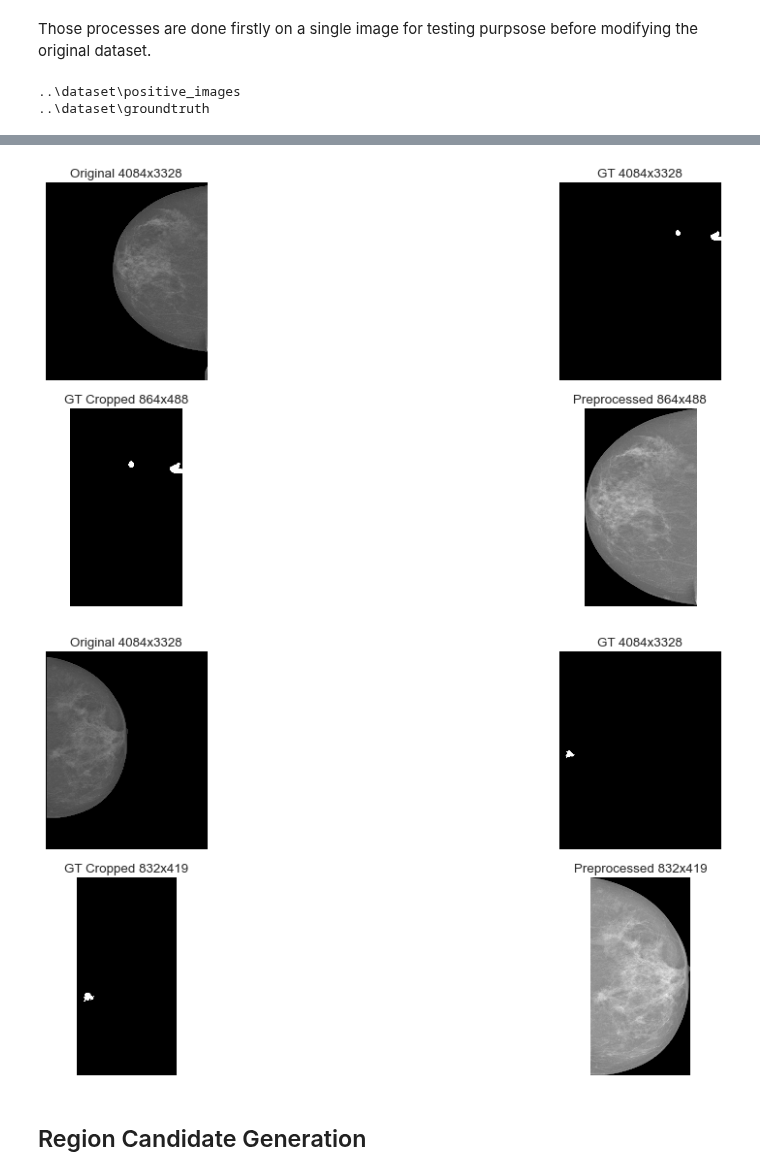
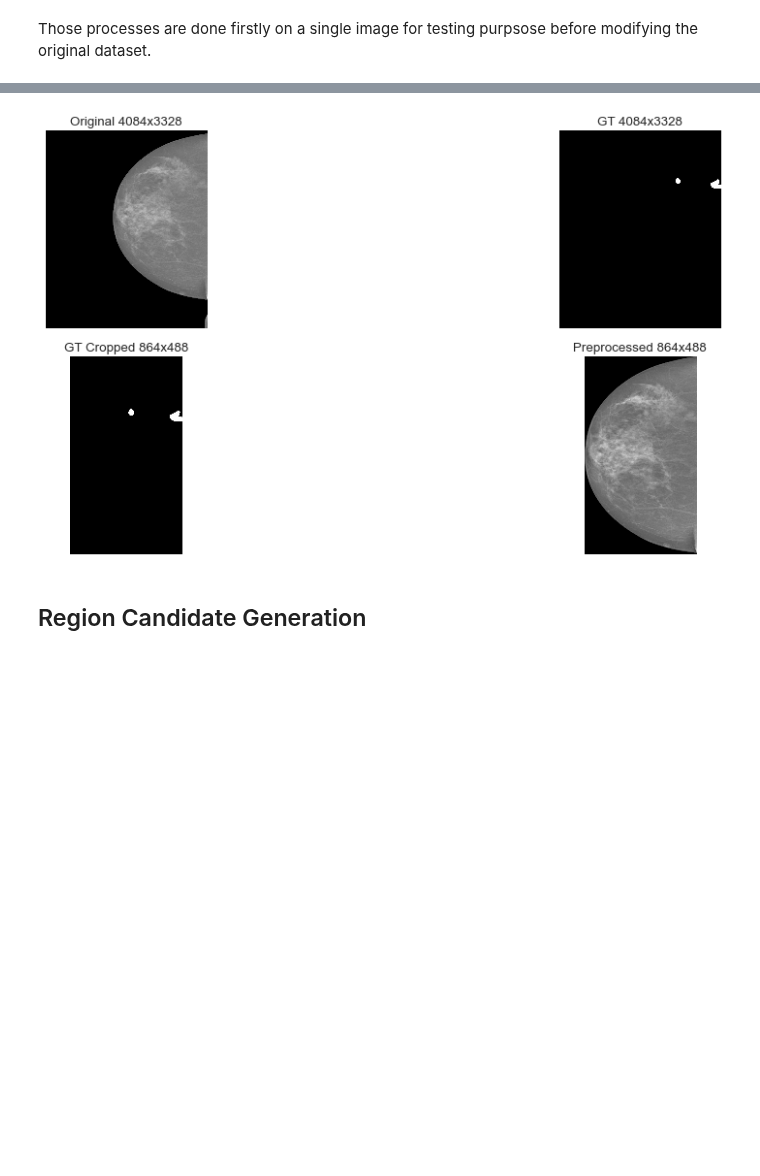
Before and after one commit to abdalrhmanu/breast-mass-detection-and-segmentation-using-multi-scale-morphological-sifting-and-kmeans-clustering, a Jupyter notebook: notebooks/Abdel-Notebook (mass detection implementation).ipynb, the cells around one changed output, grey strips where cells are left out. Cells and saved outputs as stored; diff of their text form; code cells hidden in the pictures; blank space fills up the shorter version.

```diff
--- a/notebooks/Abdel-Notebook (mass detection implementation).ipynb
+++ b/notebooks/Abdel-Notebook (mass detection implementation).ipynb
@@ -131,16 +137,14 @@ Pre-processing steps:
 # %% [markdown]
 Those processes are done firstly on a single image for testing purpsose before modifying the original dataset.
 # %%
-print(dataset_folder_paths[8][1])
-print(dataset_folder_paths[0][1])
+# print(dataset_folder_paths[])
+# print(dataset_folder_paths[0][1])
+# dataset_folder_paths
-# %% [output]
-..\dataset\positive_images
-..\dataset\groundtruth
 # %%
 # All of the above is now implemented in a separate class and can be applied using the following line of code
-preprocessor.fit(dataset_path=dataset_folder_paths[8][1],
-                 ground_truth_path = dataset_folder_paths[0][1],
-                 process_n=2,
+preprocessor.fit(dataset_path='..\\dataset\\positive_images',
+                 ground_truth_path = '..\\dataset\\groundtruth',
+                 process_n=1,
                  plot=True,
                  export_processed=False)
 # %% [output]
@@ -149,5 +153,4 @@ preprocessor.fit(dataset_path=dataset_folder_paths[8][1],
-[figure, old version]
+[figure, new version]
-[figure, removed]
 # %% [markdown]
 ## Region Candidate Generation
 # %% [markdown]
```
Also changed, not shown: parts of 13 cells of this notebook.
